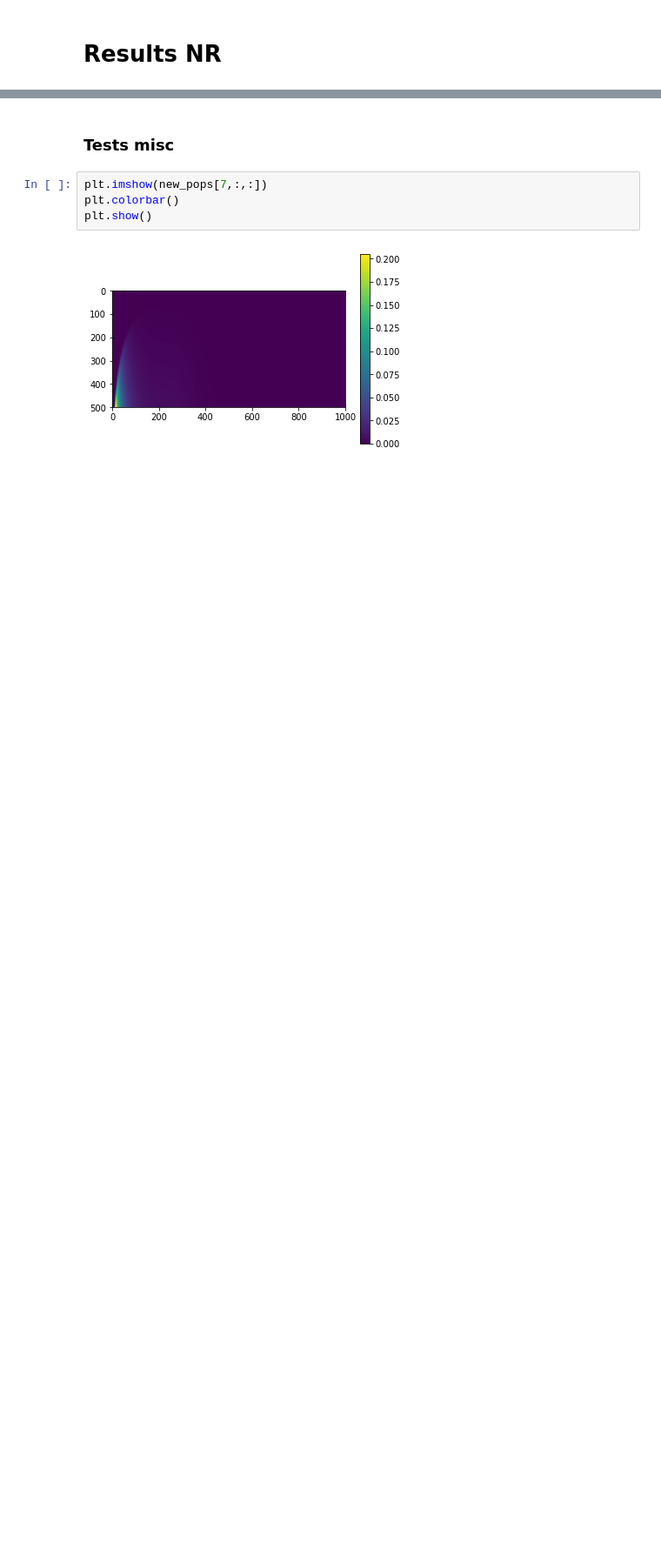
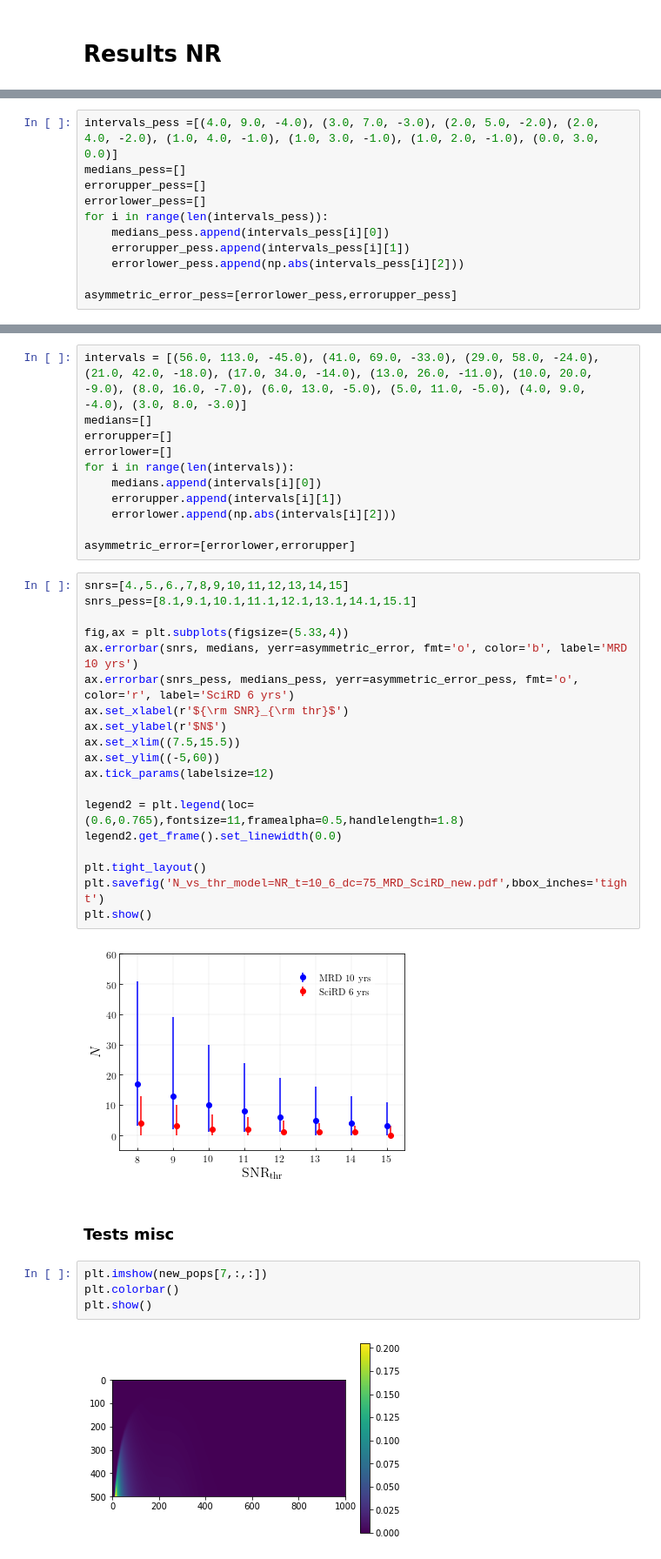
Before and after one commit to andrea0292/Event-Rate-GW, a Jupyter notebook: Check_Stas_Laura.ipynb, the cells around one changed output, grey strips where cells are left out. Shown: that part at 87% size. Drawn from its saved outputs; the diff is of its cells as text; blank space fills up the shorter version.

```diff
--- a/Check_Stas_Laura.ipynb
+++ b/Check_Stas_Laura.ipynb
@@ -1097,0 +1003,11 @@ print(med)
+# %%
+intervals_pess =[(4.0, 9.0, -4.0), (3.0, 7.0, -3.0), (2.0, 5.0, -2.0), (2.0, 4.0, -2.0), (1.0, 4.0, -1.0), (1.0, 3.0, -1.0), (1.0, 2.0, -1.0), (0.0, 3.0, 0.0)]
+medians_pess=[]
+errorupper_pess=[]
+errorlower_pess=[]
+for i in range(len(intervals_pess)):
+    medians_pess.append(intervals_pess[i][0])
+    errorupper_pess.append(intervals_pess[i][1])
+    errorlower_pess.append(np.abs(intervals_pess[i][2]))
+
+asymmetric_error_pess=[errorlower_pess,errorupper_pess]
@@ -1098,3 +1024,35 @@ print(med)
+# %%
+intervals = [(56.0, 113.0, -45.0), (41.0, 69.0, -33.0), (29.0, 58.0, -24.0), (21.0, 42.0, -18.0), (17.0, 34.0, -14.0), (13.0, 26.0, -11.0), (10.0, 20.0, -9.0), (8.0, 16.0, -7.0), (6.0, 13.0, -5.0), (5.0, 11.0, -5.0), (4.0, 9.0, -4.0), (3.0, 8.0, -3.0)]
+medians=[]
+errorupper=[]
+errorlower=[]
+for i in range(len(intervals)):
+    medians.append(intervals[i][0])
+    errorupper.append(intervals[i][1])
+    errorlower.append(np.abs(intervals[i][2]))
+
+asymmetric_error=[errorlower,errorupper]
+# %%
+snrs=[4.,5.,6.,7,8,9,10,11,12,13,14,15]
+snrs_pess=[8.1,9.1,10.1,11.1,12.1,13.1,14.1,15.1]
+
+fig,ax = plt.subplots(figsize=(5.33,4))
+ax.errorbar(snrs, medians, yerr=asymmetric_error, fmt='o', color='b', label='MRD 10 yrs')
+ax.errorbar(snrs_pess, medians_pess, yerr=asymmetric_error_pess, fmt='o', color='r', label='SciRD 6 yrs')
+ax.set_xlabel(r'${\rm SNR}_{\rm thr}$')
+ax.set_ylabel(r'$N$')
+ax.set_xlim((7.5,15.5))
+ax.set_ylim((-5,60))
+ax.tick_params(labelsize=12)
+
+legend2 = plt.legend(loc=(0.6,0.765),fontsize=11,framealpha=0.5,handlelength=1.8)
+legend2.get_frame().set_linewidth(0.0)
+
+plt.tight_layout()
+plt.savefig('N_vs_thr_model=NR_t=10_6_dc=75_MRD_SciRD_new.pdf',bbox_inches='tight')
+plt.show()
+# %% [output]
+[figure, added]
 # %% [markdown]
 ### Tests misc
 # %%
```
Also changed, not shown: parts of 83 cells of this notebook.
